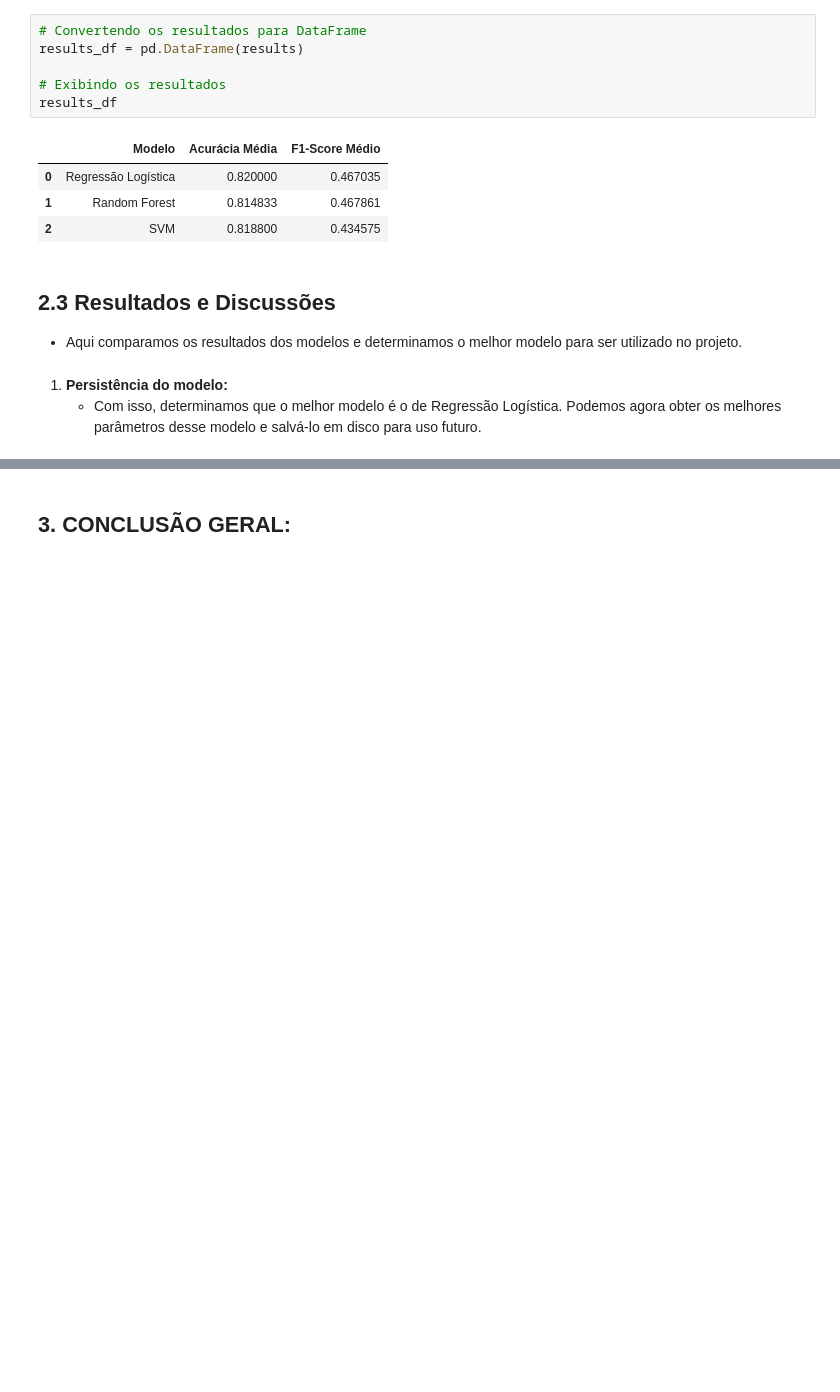
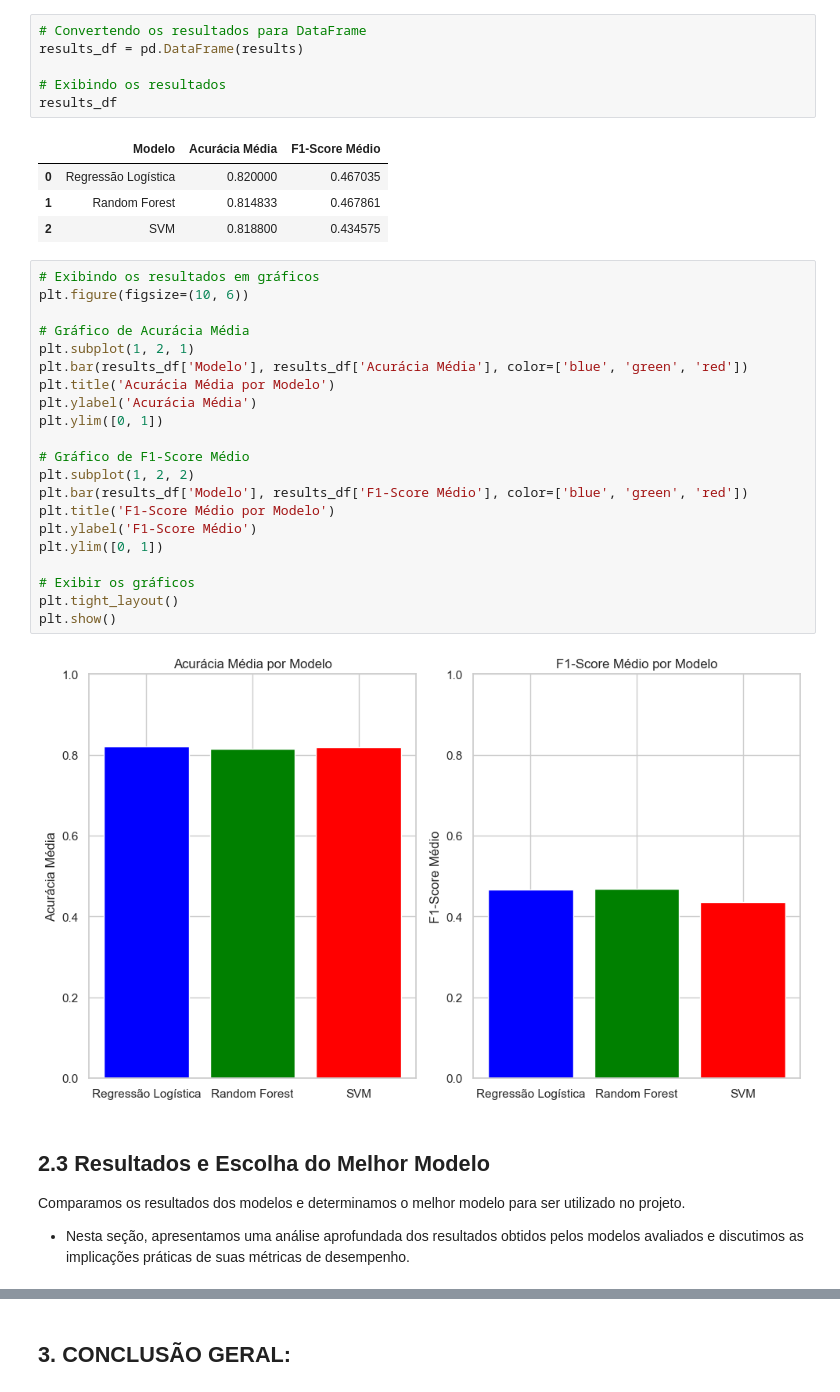
Before and after one commit to IgorPrGv/Avanti-Bootcamp-CienciaDeDados, a Jupyter notebook: notebooks/02-comparative_analysis.ipynb, the cells around one changed output, grey strips where cells are left out. Saved outputs shown, nothing was run; the diff lists cells and outputs as text; blank space fills up the shorter version.

```diff
--- a/notebooks/02-comparative_analysis.ipynb
+++ b/notebooks/02-comparative_analysis.ipynb
@@ -291,9 +293,31 @@ results_df
 | 0 | Regressão Logística | 0.820000 | 0.467035 |
 | 1 | Random Forest | 0.814833 | 0.467861 |
 | 2 | SVM | 0.818800 | 0.434575 |
+# %%
+# Exibindo os resultados em gráficos
+plt.figure(figsize=(10, 6))
+
+# Gráfico de Acurácia Média
+plt.subplot(1, 2, 1)
+plt.bar(results_df['Modelo'], results_df['Acurácia Média'], color=['blue', 'green', 'red'])
+plt.title('Acurácia Média por Modelo')
+plt.ylabel('Acurácia Média')
+plt.ylim([0, 1])
+
+# Gráfico de F1-Score Médio
+plt.subplot(1, 2, 2)
+plt.bar(results_df['Modelo'], results_df['F1-Score Médio'], color=['blue', 'green', 'red'])
+plt.title('F1-Score Médio por Modelo')
+plt.ylabel('F1-Score Médio')
+plt.ylim([0, 1])
+
+# Exibir os gráficos
+plt.tight_layout()
+plt.show()
+# %% [output]
+[figure, added]
 # %% [markdown]
-## 2.3 **Resultados e Discussões**
-- Aqui comparamos os resultados dos modelos e determinamos o melhor modelo para ser utilizado no projeto.
+## 2.3 **Resultados e Escolha do Melhor Modelo**
+Comparamos os resultados dos modelos e determinamos o melhor modelo para ser utilizado no projeto.
+
+- Nesta seção, apresentamos uma análise aprofundada dos resultados obtidos pelos modelos avaliados e discutimos as implicações práticas de suas métricas de desempenho.
-# %% [markdown]
-1. **Persistência do modelo:**
-    - Com isso, determinamos que o melhor modelo é o de Regressão Logística. Podemos agora obter os melhores parâmetros desse modelo e salvá-lo em disco para uso futuro.
```
Also changed, not shown: parts of 7 cells of this notebook.
